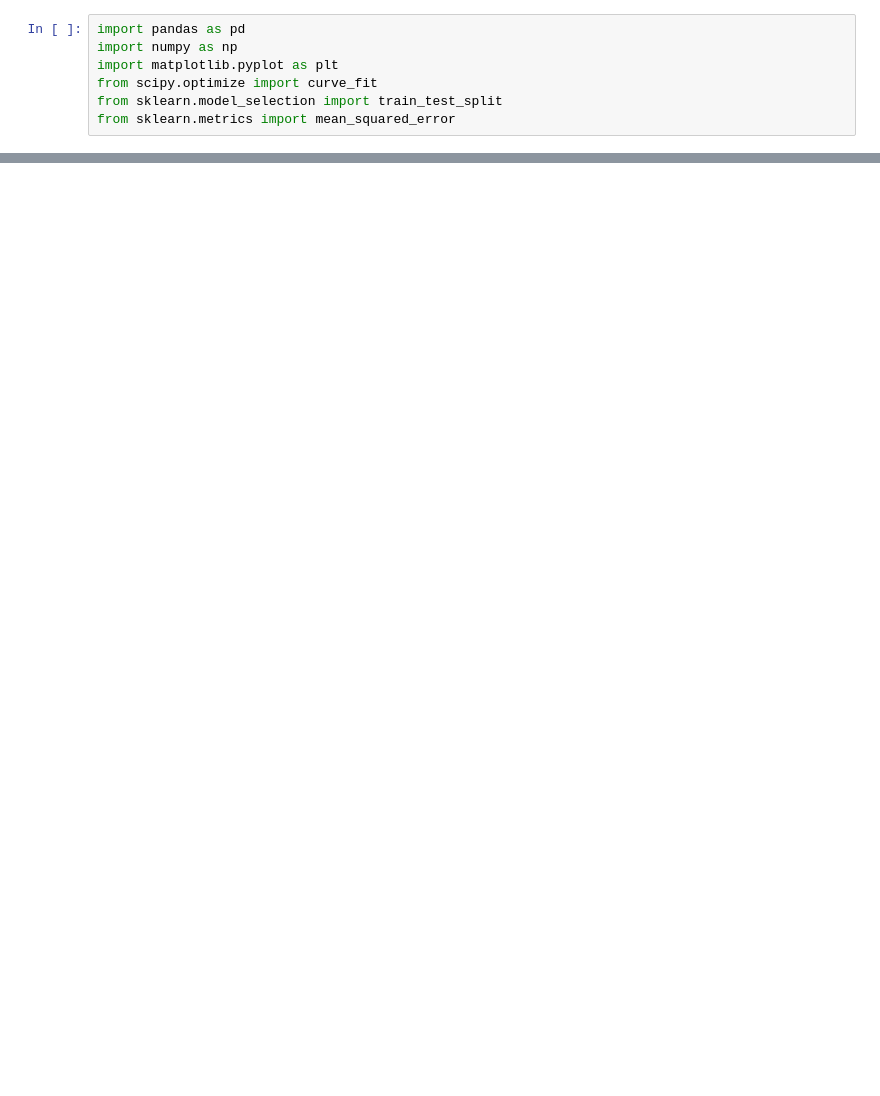
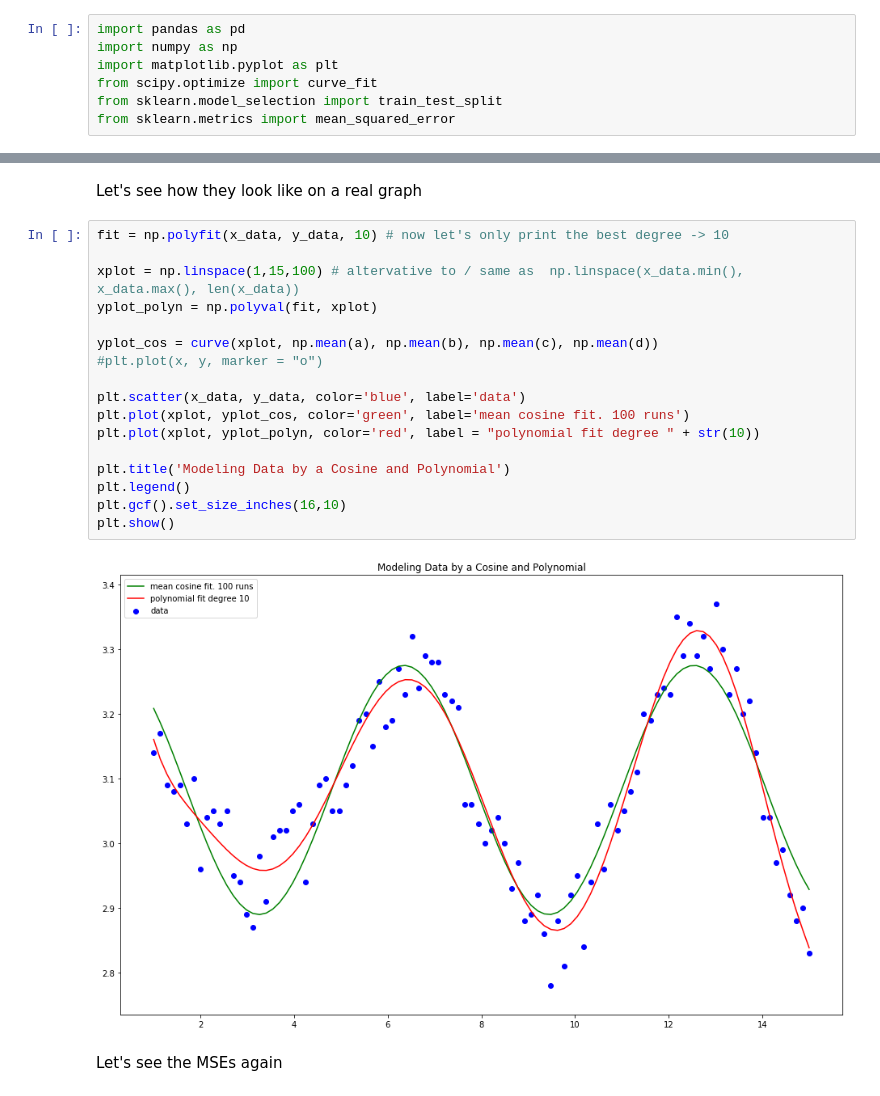
Before and after one commit to MaxLian11/NSF-DS-2020, a Jupyter notebook: Week3_Day3.ipynb, the cells around one changed output, grey strips where cells are left out. Saved outputs shown, nothing was run; the diff lists cells and outputs as text; blank space fills up the shorter version.

```diff
--- a/Week3_Day3.ipynb
+++ b/Week3_Day3.ipynb
@@ -169,3 +232,26 @@ sigma_polynomial = np.std(degree_errors_list[10])
+# %% [markdown]
+Let's see how they look like on a real graph
+# %%
+fit = np.polyfit(x_data, y_data, 10) # now let's only print the best degree -> 10
+
+xplot = np.linspace(1,15,100) # altervative to / same as  np.linspace(x_data.min(), x_data.max(), len(x_data))
+yplot_polyn = np.polyval(fit, xplot)
+
+yplot_cos = curve(xplot, np.mean(a), np.mean(b), np.mean(c), np.mean(d))
+#plt.plot(x, y, marker = "o")
+
+plt.scatter(x_data, y_data, color='blue', label='data')
+plt.plot(xplot, yplot_cos, color='green', label='mean cosine fit. 100 runs')
+plt.plot(xplot, yplot_polyn, color='red', label = "polynomial fit degree " + str(10))
+
+plt.title('Modeling Data by a Cosine and Polynomial')
+plt.legend()
+plt.gcf().set_size_inches(16,10)
+plt.show()
+# %% [output]
+[figure, added]
+# %% [markdown]
+Let's see the MSEs again
 # %%
 print("Error for cosine fit: ", MSE_cosine)
 print("Error for polynomial fit: ", MSE_polyn)
```
Also changed, not shown: parts of 20 cells of this notebook.
